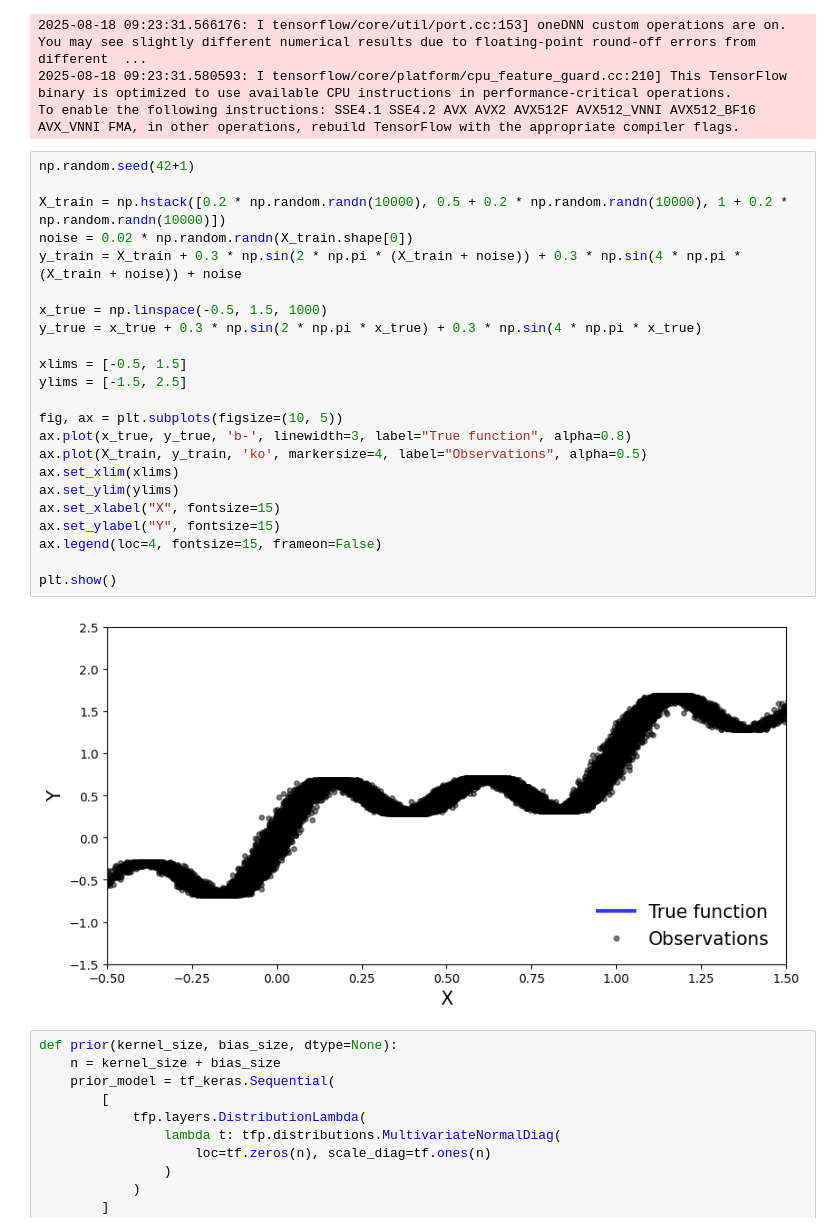
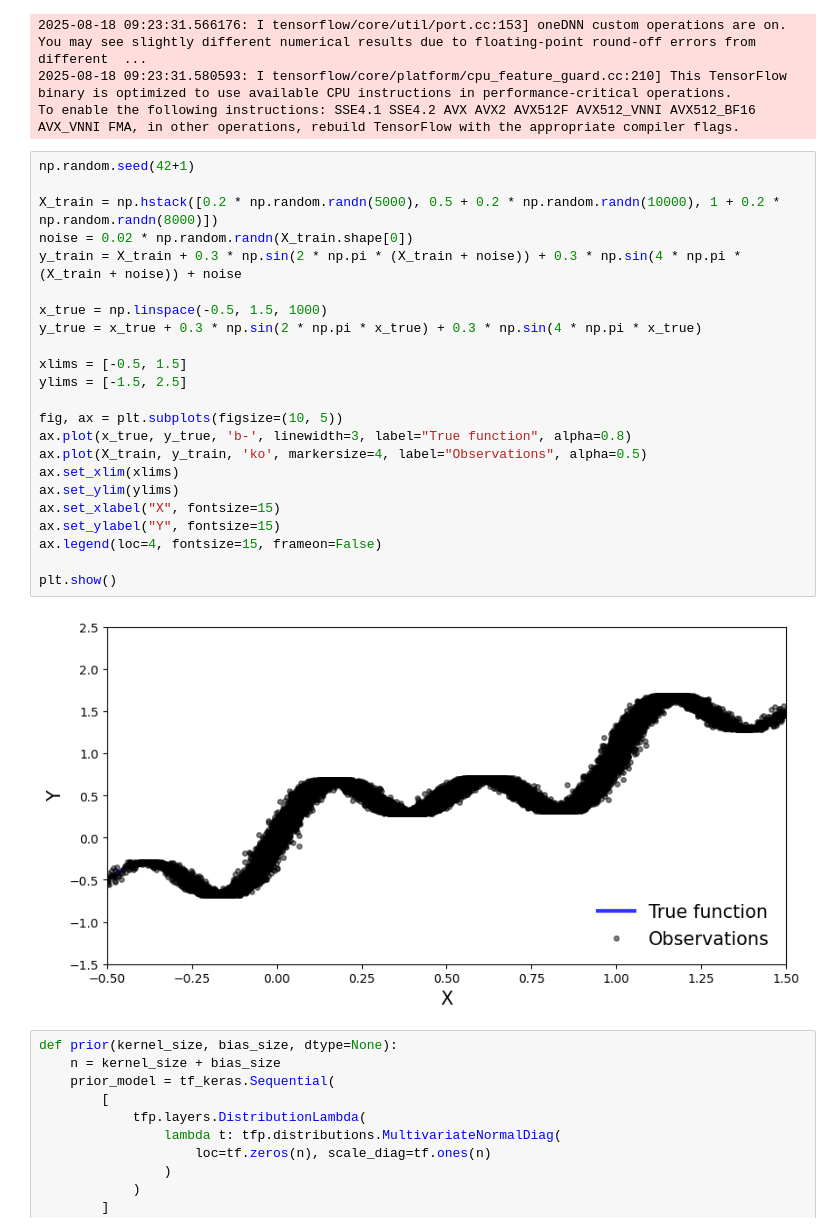
Before and after one commit to kacper-drabicki/redshift, a Jupyter notebook: BNNtesting.ipynb, the cells around one changed output. Saved outputs shown, nothing was run; the diff lists cells and outputs as text.

```diff
--- a/BNNtesting.ipynb
+++ b/BNNtesting.ipynb
@@ -11,28 +11,28 @@ To enable the following instructions: SSE4.1 SSE4.2 AVX AVX2 AVX512F AVX512_VNNI
 # %%
 np.random.seed(42+1)
 
-X_train = np.hstack([0.2 * np.random.randn(10000), 0.5 + 0.2 * np.random.randn(10000), 1 + 0.2 * np.random.randn(10000)])
+X_train = np.hstack([0.2 * np.random.randn(5000), 0.5 + 0.2 * np.random.randn(10000), 1 + 0.2 * np.random.randn(8000)])
 noise = 0.02 * np.random.randn(X_train.shape[0])
 y_train = X_train + 0.3 * np.sin(2 * np.pi * (X_train + noise)) + 0.3 * np.sin(4 * np.pi * (X_train + noise)) + noise
 
 x_true = np.linspace(-0.5, 1.5, 1000)
 y_true = x_true + 0.3 * np.sin(2 * np.pi * x_true) + 0.3 * np.sin(4 * np.pi * x_true)
 
 xlims = [-0.5, 1.5]
 ylims = [-1.5, 2.5]
 
 fig, ax = plt.subplots(figsize=(10, 5))
 ax.plot(x_true, y_true, 'b-', linewidth=3, label="True function", alpha=0.8)
 ax.plot(X_train, y_train, 'ko', markersize=4, label="Observations", alpha=0.5)
 ax.set_xlim(xlims)
 ax.set_ylim(ylims)
 ax.set_xlabel("X", fontsize=15)
 ax.set_ylabel("Y", fontsize=15)
 ax.legend(loc=4, fontsize=15, frameon=False)
 
 plt.show()
 # %% [output]
-[figure, old version]
+[figure, new version]
 # %%
 def prior(kernel_size, bias_size, dtype=None):
     n = kernel_size + bias_size
```
Also changed, not shown: parts of 5 cells of this notebook.
